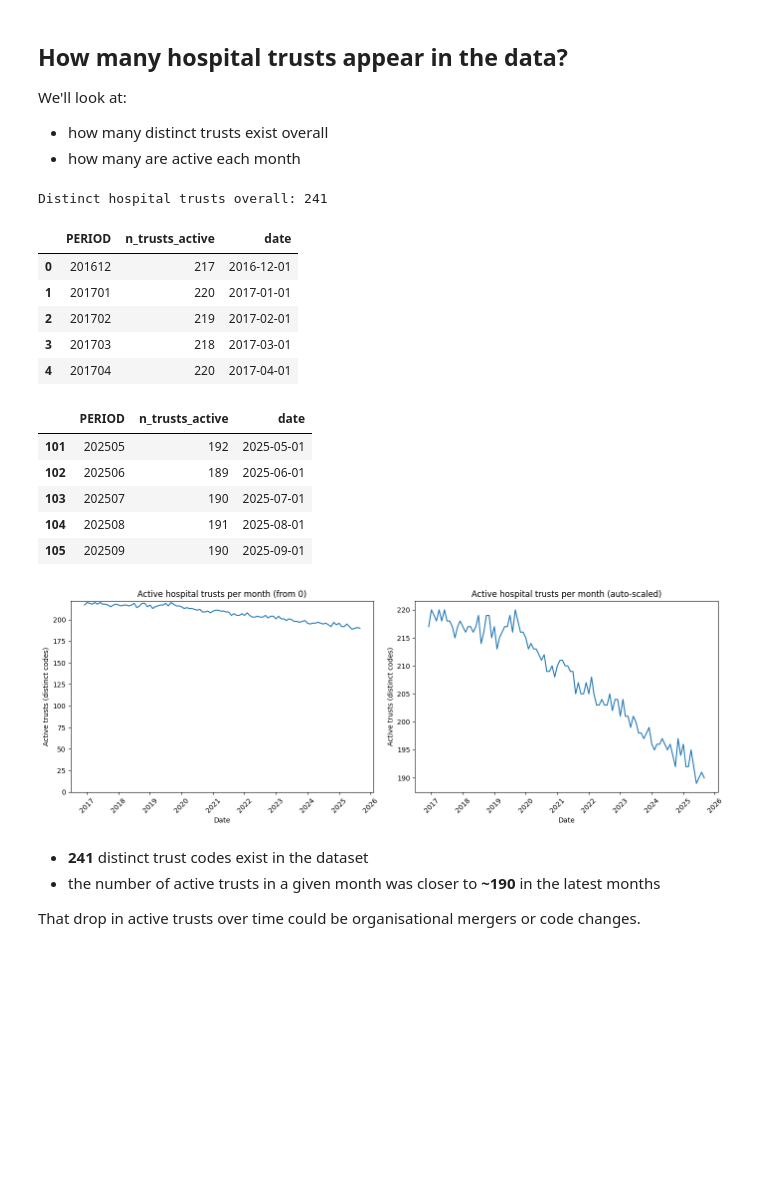
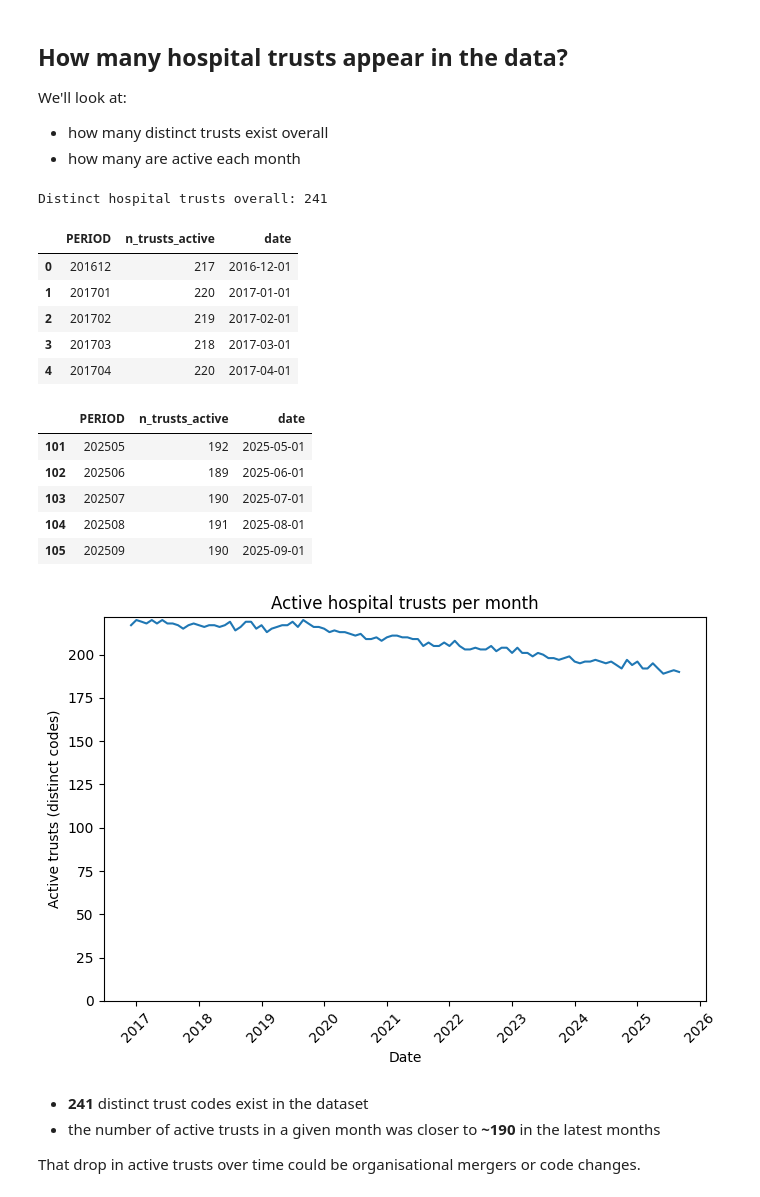
Before and after one commit to ebmdatalab/prescribing-notebooks, a Jupyter notebook: notebooks/hospital_community_rx_overview-v2.ipynb, the cells around one changed output. Saved outputs shown, nothing was run; the diff lists cells and outputs as text; code cells hidden in the pictures; blank space fills up the shorter version.

```diff
--- a/notebooks/hospital_community_rx_overview-v2.ipynb
+++ b/notebooks/hospital_community_rx_overview-v2.ipynb
@@ -228,52 +228,43 @@ FROM overall o
 CROSS JOIN by_month b
 ORDER BY b.PERIOD
 '''
-
 df_trust_counts = bq.cached_read(
     sql_trust_counts,
     csv_path=os.path.join(CACHE_DIR, "trust_counts.csv"),
 )
 n_trusts_overall = int(df_trust_counts["n_trusts_overall"].iloc[0])
 print(f"Distinct hospital trusts overall: {n_trusts_overall:,}")
 df_trust_active = df_trust_counts[["PERIOD", "n_trusts_active"]].copy()
-
 # convert PERIOD to a proper datetime before plotting
 df_trust_active["date"] = pd.to_datetime(
     df_trust_active["PERIOD"].astype(str), format="%Y%m"
 )
-
 display(df_trust_active.head())
 display(df_trust_active.tail())
-
-fig, (ax1, ax2) = plt.subplots(1, 2, figsize=(14, 5))
-
-for ax in (ax1, ax2):
-    ax.plot(df_trust_active["date"], df_trust_active["n_trusts_active"])
-    ax.set_xlabel("Date")
-    ax.set_ylabel("Active trusts (distinct codes)")
-    ax.tick_params(axis="x", rotation=45)
-
-ax1.set_ylim(bottom=0)
-ax1.set_title("Active hospital trusts per month (from 0)")
-ax2.set_title("Active hospital trusts per month (auto-scaled)")
-
+fig, ax = plt.subplots(figsize=(7, 5))
+ax.plot(df_trust_active["date"], df_trust_active["n_trusts_active"])
+ax.set_xlabel("Date")
+ax.set_ylabel("Active trusts (distinct codes)")
+ax.tick_params(axis="x", rotation=45)
+ax.set_ylim(bottom=0)
+ax.set_title("Active hospital trusts per month")
 plt.tight_layout()
 plt.show()
 # %% [output]
 Distinct hospital trusts overall: 241
 |  | PERIOD | n_trusts_active | date |
 | 0 | 201612 | 217 | 2016-12-01 |
 | 1 | 201701 | 220 | 2017-01-01 |
 | 2 | 201702 | 219 | 2017-02-01 |
 | 3 | 201703 | 218 | 2017-03-01 |
 | 4 | 201704 | 220 | 2017-04-01 |
 |  | PERIOD | n_trusts_active | date |
 | 101 | 202505 | 192 | 2025-05-01 |
 | 102 | 202506 | 189 | 2025-06-01 |
 | 103 | 202507 | 190 | 2025-07-01 |
 | 104 | 202508 | 191 | 2025-08-01 |
 | 105 | 202509 | 190 | 2025-09-01 |
-[figure, old version]
+[figure, new version]
 # %% [markdown]
 - **241** distinct trust codes exist in the dataset
 - the number of active trusts in a given month was closer to **~190** in the latest months
```
Also changed, not shown: parts of 8 cells of this notebook, 4 other files.
